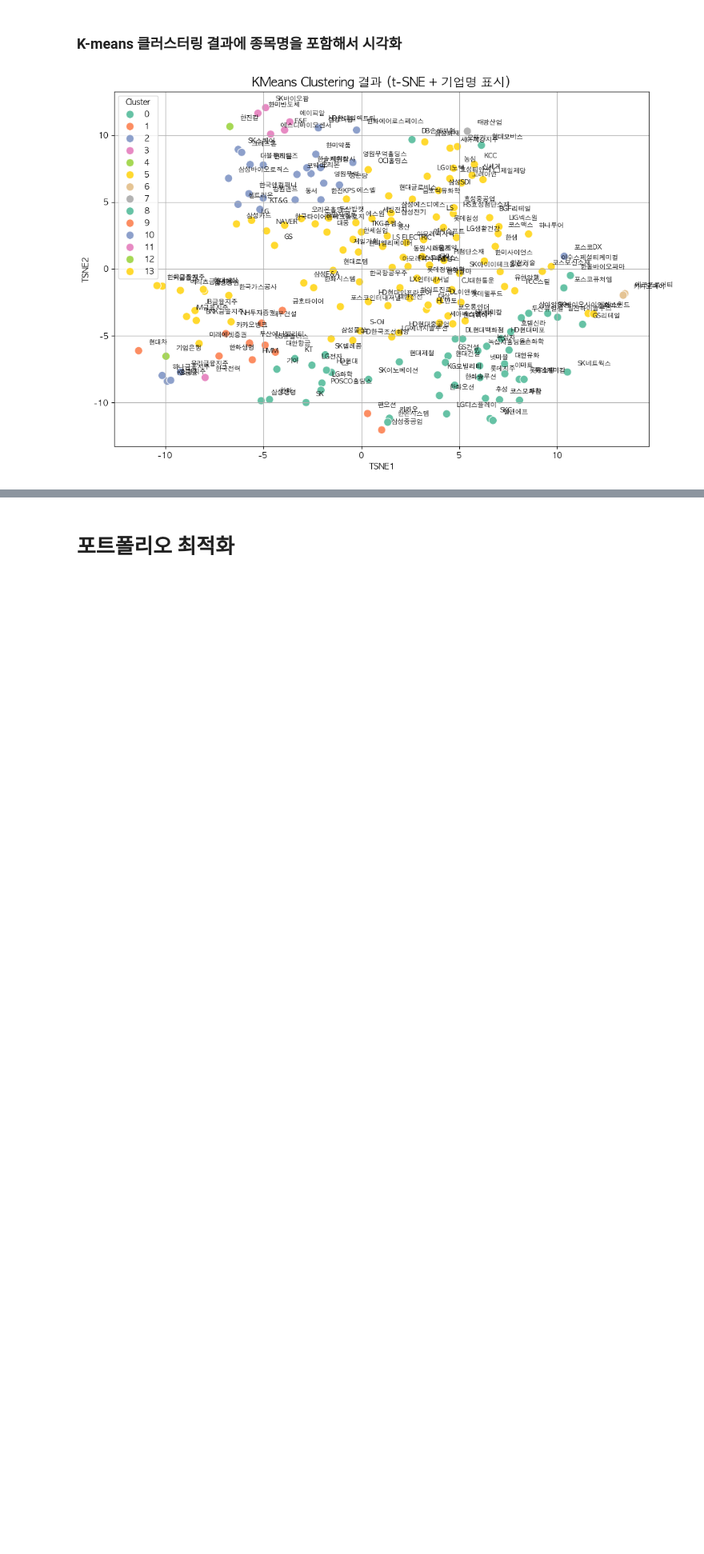
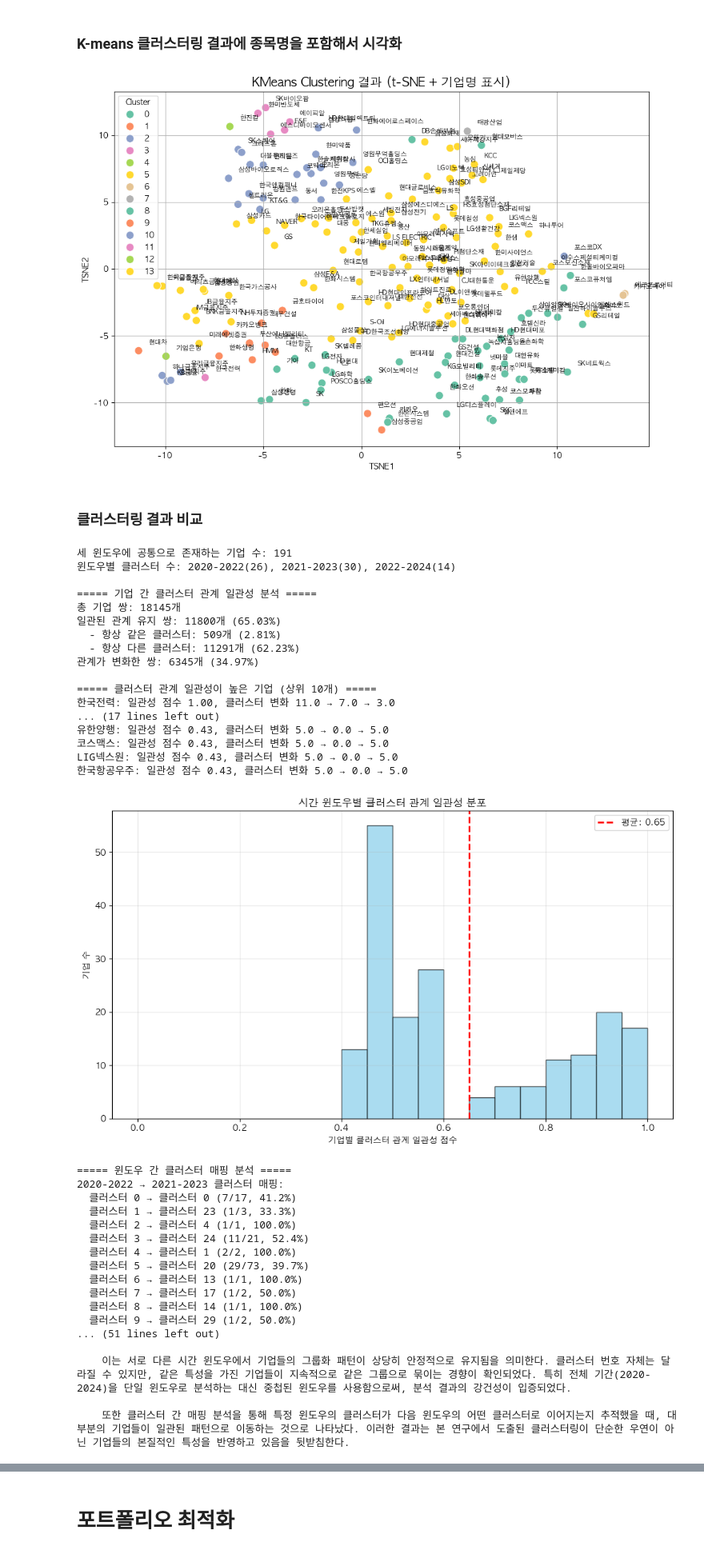
Before and after one commit to susungpark/SW-Capstone-Design, a Jupyter notebook: code/clustering_portfolio.ipynb, the cells around one changed output, grey strips where cells are left out. Shown at 80% size. Drawn from its saved outputs; the diff is of its cells as text; code cells hidden in the pictures; blank space fills up the shorter version.

```diff
--- a/code/clustering_portfolio.ipynb
+++ b/code/clustering_portfolio.ipynb
@@ -993,3 +993,5 @@ plt.grid(True)
 plt.show()
 # %% [output]
 [figure]
+# %% [markdown]
+### 클러스터링 결과 비교
@@ -995,0 +1184,55 @@ plt.show()
+# %%
+def generate_robustness_statement(consistency_ratio):
+    # 논문/보고서에 추가할 수 있는 결과 해석 문장 생성
+    statement = f"""
+    # 클러스터링 결과의 강건성 분석
+
+    본 연구에서는 시간 윈도우에 따른 클러스터링 결과의 강건성을 평가하기 위해 2020-2022, 2021-2023, 2022-2024의 세 윈도우에 대해 독립적으로 클러스터링을 수행하였다. 각 윈도우마다 최적의 클러스터 수(k)가 다르게 도출되었음에도 불구하고, 기업 간 클러스터 멤버십 관계의 일관성을 분석한 결과 {consistency_ratio:.1%}의 높은 일관성을 보였다.
+
+    이는 서로 다른 시간 윈도우에서 기업들의 그룹화 패턴이 상당히 안정적으로 유지됨을 의미한다. 클러스터 번호 자체는 달라질 수 있지만, 같은 특성을 가진 기업들이 지속적으로 같은 그룹으로 묶이는 경향이 확인되었다. 특히 전체 기간(2020-2024)을 단일 윈도우로 분석하는 대신 중첩된 윈도우를 사용함으로써, 분석 결과의 강건성이 입증되었다.
+
+    또한 클러스터 간 매핑 분석을 통해 특정 윈도우의 클러스터가 다음 윈도우의 어떤 클러스터로 이어지는지 추적했을 때, 대부분의 기업들이 일관된 패턴으로 이동하는 것으로 나타났다. 이러한 결과는 본 연구에서 도출된 클러스터링이 단순한 우연이 아닌 기업들의 본질적인 특성을 반영하고 있음을 뒷받침한다.
+    """
+
+    return statement
+
+# 분석 실행 및 결과 출력
+stability_df, consistency_ratio = analyze_cluster_stability()
+statement = generate_robustness_statement(consistency_ratio)
+print(statement)
+# %% [output]
+세 윈도우에 공통으로 존재하는 기업 수: 191
+윈도우별 클러스터 수: 2020-2022(26), 2021-2023(30), 2022-2024(14)
+
+===== 기업 간 클러스터 관계 일관성 분석 =====
+총 기업 쌍: 18145개
+일관된 관계 유지 쌍: 11800개 (65.03%)
+  - 항상 같은 클러스터: 509개 (2.81%)
+  - 항상 다른 클러스터: 11291개 (62.23%)
+관계가 변화한 쌍: 6345개 (34.97%)
+
+===== 클러스터 관계 일관성이 높은 기업 (상위 10개) =====
+한국전력: 일관성 점수 1.00, 클러스터 변화 11.0 → 7.0 → 3.0
+... (17 lines left out)
+유한양행: 일관성 점수 0.43, 클러스터 변화 5.0 → 0.0 → 5.0
+코스맥스: 일관성 점수 0.43, 클러스터 변화 5.0 → 0.0 → 5.0
+LIG넥스원: 일관성 점수 0.43, 클러스터 변화 5.0 → 0.0 → 5.0
+한국항공우주: 일관성 점수 0.43, 클러스터 변화 5.0 → 0.0 → 5.0
+[figure, added]
+===== 윈도우 간 클러스터 매핑 분석 =====
+2020-2022 → 2021-2023 클러스터 매핑:
+  클러스터 0 → 클러스터 0 (7/17, 41.2%)
+  클러스터 1 → 클러스터 23 (1/3, 33.3%)
+  클러스터 2 → 클러스터 4 (1/1, 100.0%)
+  클러스터 3 → 클러스터 24 (11/21, 52.4%)
+  클러스터 4 → 클러스터 1 (2/2, 100.0%)
+  클러스터 5 → 클러스터 20 (29/73, 39.7%)
+  클러스터 6 → 클러스터 13 (1/1, 100.0%)
+  클러스터 7 → 클러스터 17 (1/2, 50.0%)
+  클러스터 8 → 클러스터 14 (1/1, 100.0%)
+  클러스터 9 → 클러스터 29 (1/2, 50.0%)
+... (51 lines left out)
+
+    이는 서로 다른 시간 윈도우에서 기업들의 그룹화 패턴이 상당히 안정적으로 유지됨을 의미한다. 클러스터 번호 자체는 달라질 수 있지만, 같은 특성을 가진 기업들이 지속적으로 같은 그룹으로 묶이는 경향이 확인되었다. 특히 전체 기간(2020-2024)을 단일 윈도우로 분석하는 대신 중첩된 윈도우를 사용함으로써, 분석 결과의 강건성이 입증되었다.
+
+    또한 클러스터 간 매핑 분석을 통해 특정 윈도우의 클러스터가 다음 윈도우의 어떤 클러스터로 이어지는지 추적했을 때, 대부분의 기업들이 일관된 패턴으로 이동하는 것으로 나타났다. 이러한 결과는 본 연구에서 도출된 클러스터링이 단순한 우연이 아닌 기업들의 본질적인 특성을 반영하고 있음을 뒷받침한다.
```
Also changed, not shown: parts of 7 cells of this notebook.
